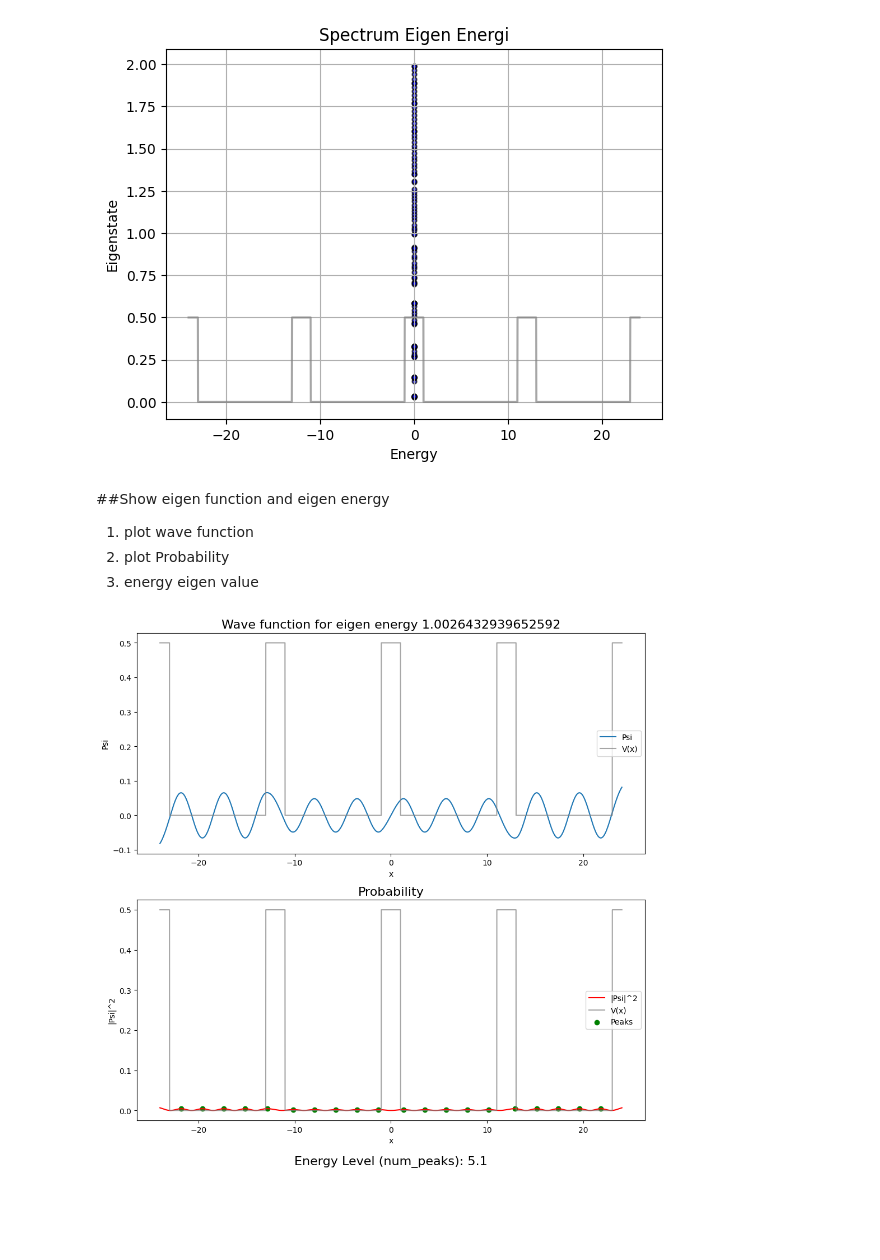
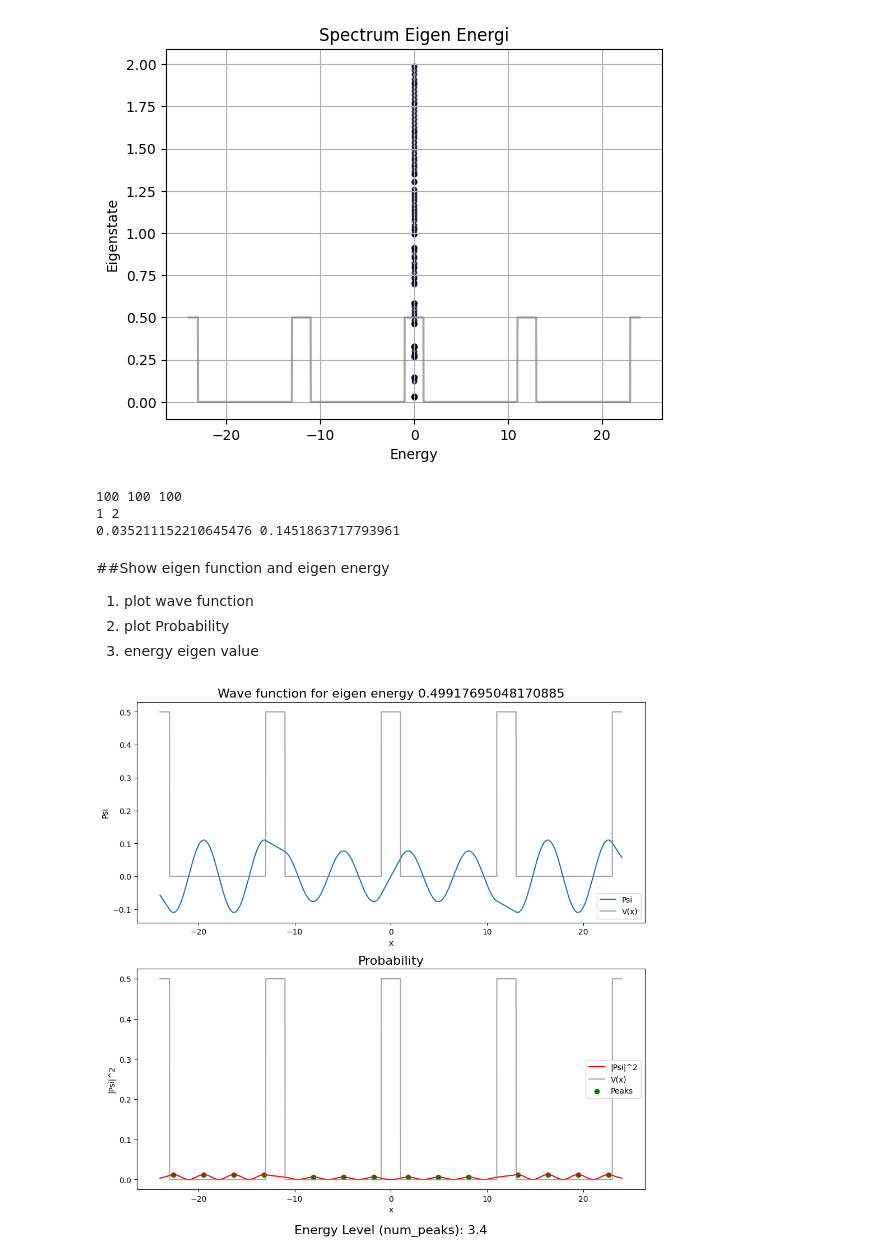
Before and after one commit to faliqadlan/FilterMethod-Colab, a Jupyter notebook: Filter_method_1_dimension.ipynb, the cells around one changed output. Saved outputs shown, nothing was run; the diff lists cells and outputs as text; code cells hidden in the pictures; blank space fills up the shorter version.

```diff
--- a/Filter_method_1_dimension.ipynb
+++ b/Filter_method_1_dimension.ipynb
@@ -363,7 +363,8 @@ for energy in energy_mm:
 
     # Find the positions where the derivative changes sign
     peaks_indices = np.where(np.diff(np.sign(d_psi_squared)) < 0)[0] + 1
-    level_arr.append(len(peaks_indices))  # Store the calculated energy level
+    num_peaks = len(peaks_indices)/(pot_count)
+    level_arr.append(round(num_peaks)) # Store the calculated energy level
 
 # Set all x_ener values to 0
 x_ener = np.zeros(len(energy_mm))
@@ -392,6 +393,14 @@ plt.grid(True)
 plt.show()
 # %% [output]
 [figure]
+# %%
+print(len(ener_new_arr), len(psi_new_arr), len(level_arr))
+print(level_arr[4], level_arr[5])
+print(ener_new_arr[4], ener_new_arr[5])
+# %% [output]
+100 100 100
+1 2
+0.035211152210645476 0.1451863717793961
 # %% [markdown]
 ##Show eigen function and eigen energy
 
@@ -412,7 +421,7 @@ vpot = kronig_penney_potential(x, lks, lpt, v0, vmax)
 # and x, ngrid, v, dx are defined before this code.
 # change initE to show different energy levels (initE = 0 is for energy level 1)
 
-initE = 1
+initE = 0.5
 output = eigenState(x, ngrid, vpot, initE, dx)
 energy = output[0]
 psi = output[1]
@@ -449,31 +458,31 @@ plt.ylabel('Psi')
 plt.title('Wave function for eigen energy {}'.format(energy), fontsize=16)
 plt.legend()
 
 # Plot psi squared (probability) with vpot
 plt.subplot(2, 1, 2)
 plt.plot(x, psi_squared, label='|Psi|^2', color='red')
 plt.plot(x, vpot, label='V(x)', color='gray', alpha=0.7)  # Overlapping vpot
 plt.xlabel('x')
 plt.ylabel('|Psi|^2')
 plt.title('Probability', fontsize=16)
 plt.legend()
 
 
 # Mark the peaks on the plot
 # Count peaks using differentiation
 dx = x[1] - x[0]  # Calculate the grid spacing
 d_psi_squared = np.gradient(psi_squared, dx)  # Compute the derivative of psi_squared
 
 # Find the positions where the derivative changes sign
 peaks_indices = np.where(np.diff(np.sign(d_psi_squared)) < 0)[0] + 1
 plt.subplot(2, 1, 2)
 plt.scatter(x[peaks_indices], psi_squared[peaks_indices], color='green', label='Peaks')
 plt.legend()
 
 # Show the energy level (num_peaks) as text below the plot
 plt.text(0.5, -0.2, f'Energy Level (num_peaks): {num_peaks}', transform=plt.gca().transAxes, ha='center', fontsize=16)
 
 plt.tight_layout()  # Adjust the layout for better spacing between subplots
 plt.show()
 # %% [output]
-[figure, old version]
+[figure, new version]
```
